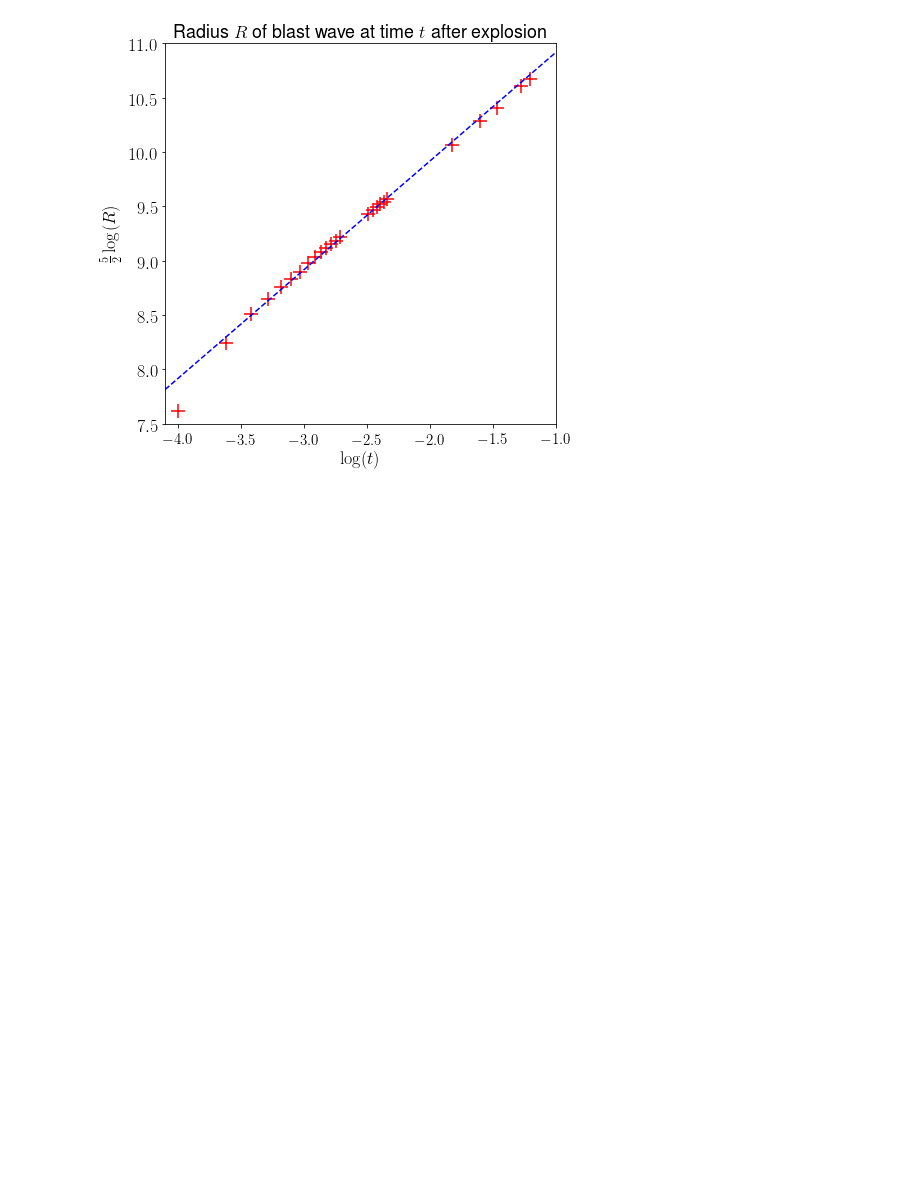
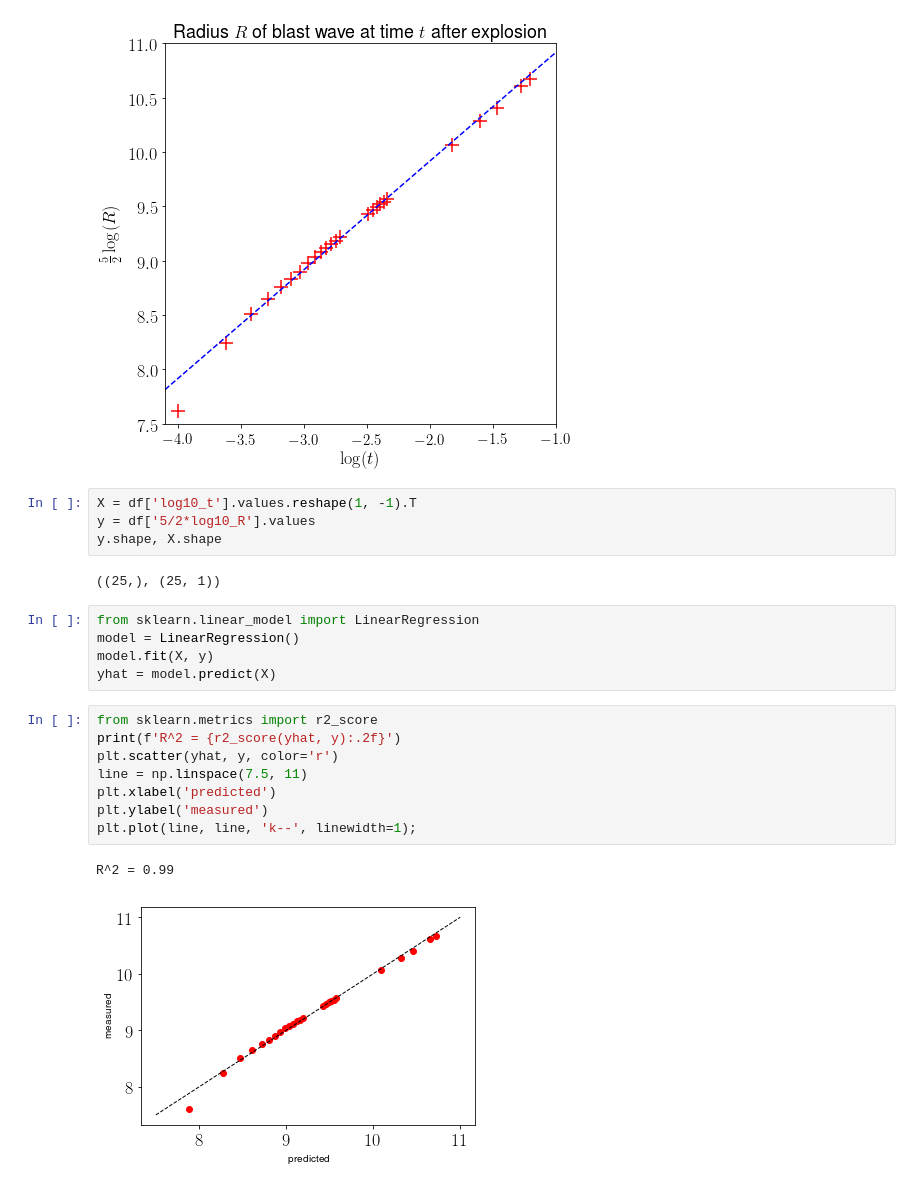
Before and after one commit to jsdiazpo/Physics-Digressions, a Jupyter notebook: Trinity-Test.ipynb, the cells around one changed output. Saved outputs shown, nothing was run; the diff lists cells and outputs as text; blank space fills up the shorter version.

```diff
--- a/Trinity-Test.ipynb
+++ b/Trinity-Test.ipynb
@@ -53,3 +53,25 @@ plt.rc('ytick',labelsize=18);
 # fig.savefig('plots/BlastWaveRadius.pdf', bbox_inches='tight')
 # %% [output]
 [figure]
+# %%
+X = df['log10_t'].values.reshape(1, -1).T
+y = df['5/2*log10_R'].values
+y.shape, X.shape
+# %% [output]
+((25,), (25, 1))
+# %%
+from sklearn.linear_model import LinearRegression
+model = LinearRegression()
+model.fit(X, y)
+yhat = model.predict(X)
+# %%
+from sklearn.metrics import r2_score
+print(f'R^2 = {r2_score(yhat, y):.2f}')
+plt.scatter(yhat, y, color='r')
+line = np.linspace(7.5, 11)
+plt.xlabel('predicted')
+plt.ylabel('measured')
+plt.plot(line, line, 'k--', linewidth=1);
+# %% [output]
+R^2 = 0.99
+[figure, added]
```
Also changed, not shown: parts of 2 cells of this notebook.
